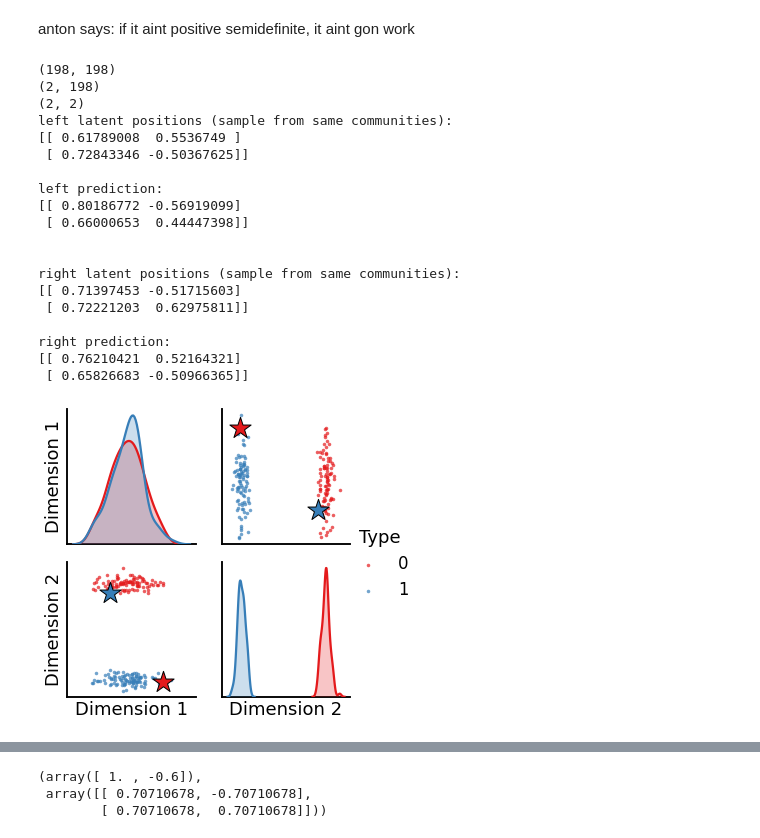
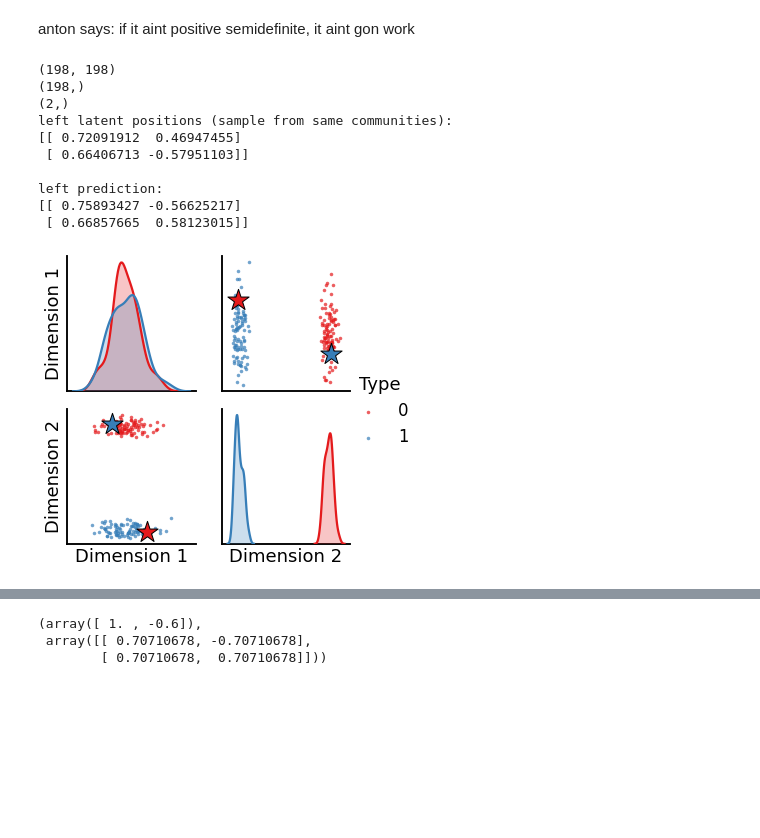
Before and after one commit to loftusa/graspy-personal, a Jupyter notebook: notebooks/new_latents.ipynb, the cells around one changed output, grey strips where cells are left out. Cells and saved outputs as stored; diff of their text form; code cells hidden in the pictures; blank space fills up the shorter version.

```diff
--- a/notebooks/new_latents.ipynb
+++ b/notebooks/new_latents.ipynb
@@ -16,11 +16,11 @@ np.set_printoptions(suppress=True)
 # Make 2D
 # %%
 # create sbm
-def graph(P, reverse_pred=False, suppress_text=False, n=100, title=None):
+def graph(P, directed=False, diag_aug=False, reverse_pred=False, suppress_text=False, n=100, title=None):
     n_components = P.shape[0]
-    ase = ASE(n_components=n_components, diag_aug=False)
-    directed, labels = sbm([n]*n_components, P,
-                           return_labels=True, directed=True)
+    ase = ASE(n_components=n_components, diag_aug=diag_aug)
+    directed_g, labels = sbm([n]*n_components, P,
+                           return_labels=True, directed=directed)
 
     # generate labels
     oos_idx = np.nonzero(np.r_[1, np.diff(labels)[:-1]])[0]  # grab one from each community
@@ -28,23 +28,30 @@ def graph(P, reverse_pred=False, suppress_text=False, n=100, title=None):
     oos_labels = [labels.pop(i) for i in oos_idx]
 
     # grab oos indices
-    A, a = remove_vertices(directed, indices=oos_idx, return_removed=True)
-    print(A.shape)
-    print(a[0].shape)
-    out_latent, in_latent = ase.fit_transform(A)
+    A, a = remove_vertices(directed_g, indices=oos_idx, return_removed=True)
+    if reverse_pred and directed:
+        a = a[::-1]
+
+    if directed:
+        out_latent, in_latent = ase.fit_transform(A)
+    else:
+        out_latent = ase.fit_transform(A)
+
     w = ase.predict(a)
-    print(w[0].shape)
-    if reverse_pred:
-        w = w[::-1]
-    out_w, in_w = w
+
+    if directed:
+        out_w, in_w = w
+    else:
+        out_w = w
 
     # print results
     if not suppress_text:
         print(f"left latent positions (sample from same communities): \n{out_latent[oos_idx, :]}\n")
         print(f"left prediction: \n{out_w}\n\n")
 
-        print(f"right latent positions (sample from same communities): \n{in_latent[oos_idx, :]}\n")
-        print(f"right prediction: \n{in_w}")
+        if directed:
+            print(f"right latent positions (sample from same communities): \n{in_latent[oos_idx, :]}\n")
+            print(f"right prediction: \n{in_w}")
 
     # labels dataframes
     df_labels = pd.DataFrame(labels, columns=["Type"])
@@ -105,26 +103,17 @@ anton says: if it aint positive semidefinite, it aint gon work
 # %%
 P = np.array([[0.2, 0.8],
               [0.8, 0.2]])
 
-graph(P)
+graph(P, directed=False)
 # %% [output]
 (198, 198)
-(2, 198)
-(2, 2)
+(198,)
+(2,)
 left latent positions (sample from same communities):
-[[ 0.61789008  0.5536749 ]
- [ 0.72843346 -0.50367625]]
+[[ 0.72091912  0.46947455]
+ [ 0.66406713 -0.57951103]]
 
 left prediction:
-[[ 0.80186772 -0.56919099]
- [ 0.66000653  0.44447398]]
-
-
-right latent positions (sample from same communities):
-[[ 0.71397453 -0.51715603]
- [ 0.72221203  0.62975811]]
-
-right prediction:
-[[ 0.76210421  0.52164321]
- [ 0.65826683 -0.50966365]]
+[[ 0.75893427 -0.56625217]
+ [ 0.66857665  0.58123015]]
-[figure, old version]
+[figure, new version]
```
Also changed, not shown: parts of 12 cells of this notebook.
